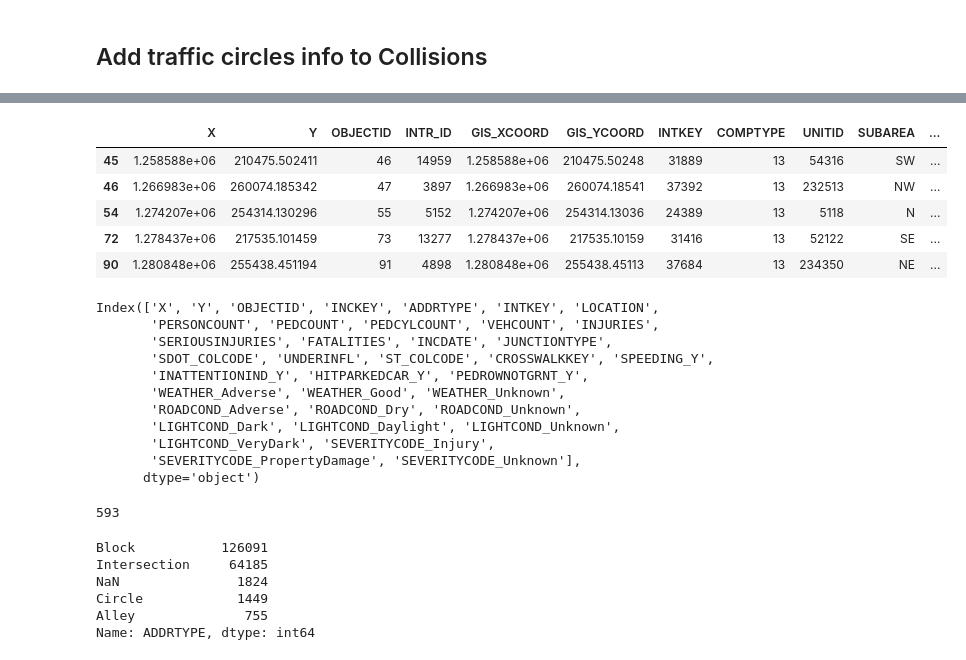
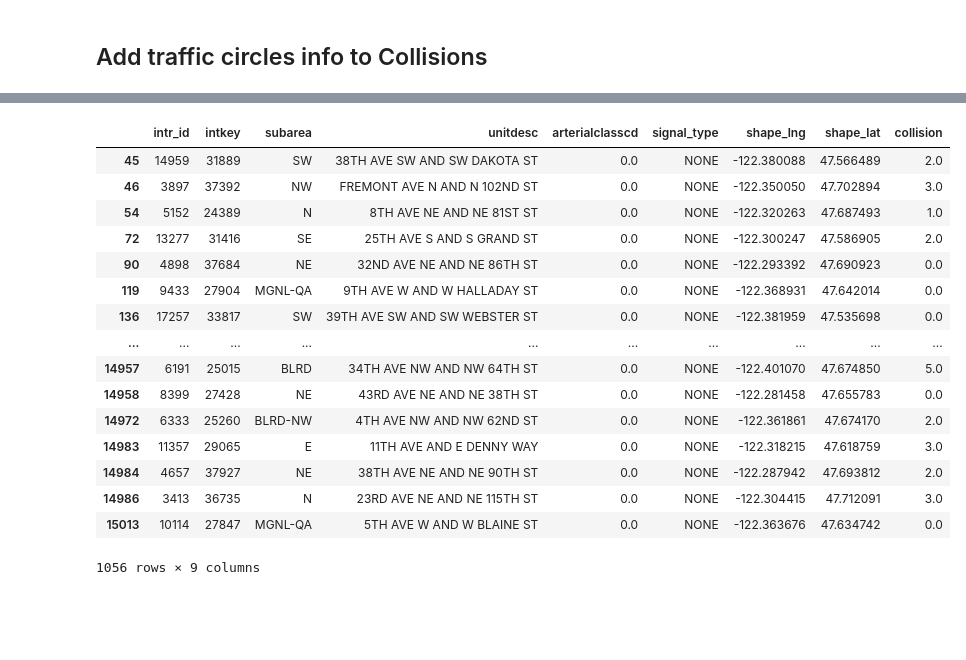
Before and after one commit to DataCircles/traffic_collisions_ml_team1, a Jupyter notebook: notebooks/cindy_intersect.ipynb, the cells around one changed output, grey strips where cells are left out. Cells and saved outputs as stored; diff of their text form; code cells hidden in the pictures; blank space fills up the shorter version.

```diff
--- a/notebooks/cindy_intersect.ipynb
+++ b/notebooks/cindy_intersect.ipynb
@@ -169,30 +187,21 @@ circles_collisions = pd.read_csv('../data/processed/circles_collisions.csv', ind
 # %%
-intersections[intersections['INTKEY'].isin(
-    np.intersect1d(intersections['INTKEY'].unique(), circles_collisions['INTKEY'].unique()))].head()
+inter_collisions[inter_collisions['intkey'].isin(
+    np.intersect1d(inter_collisions['intkey'].unique(), circles_collisions['intkey'].unique()))]
 # %% [output]
-|  | X | Y | OBJECTID | INTR_ID | GIS_XCOORD | GIS_YCOORD | INTKEY | COMPTYPE | UNITID | SUBAREA | ... |
-| 45 | 1.258588e+06 | 210475.502411 | 46 | 14959 | 1.258588e+06 | 210475.50248 | 31889 | 13 | 54316 | SW | ... |
-| 46 | 1.266983e+06 | 260074.185342 | 47 | 3897 | 1.266983e+06 | 260074.18541 | 37392 | 13 | 232513 | NW | ... |
-| 54 | 1.274207e+06 | 254314.130296 | 55 | 5152 | 1.274207e+06 | 254314.13036 | 24389 | 13 | 5118 | N | ... |
-| 72 | 1.278437e+06 | 217535.101459 | 73 | 13277 | 1.278437e+06 | 217535.10159 | 31416 | 13 | 52122 | SE | ... |
-| 90 | 1.280848e+06 | 255438.451194 | 91 | 4898 | 1.280848e+06 | 255438.45113 | 37684 | 13 | 234350 | NE | ... |
+|  | intr_id | intkey | subarea | unitdesc | arterialclasscd | signal_type | shape_lng | shape_lat | collision |
+| 45 | 14959 | 31889 | SW | 38TH AVE SW AND SW DAKOTA ST | 0.0 | NONE | -122.380088 | 47.566489 | 2.0 |
+| 46 | 3897 | 37392 | NW | FREMONT AVE N AND N 102ND ST | 0.0 | NONE | -122.350050 | 47.702894 | 3.0 |
+| 54 | 5152 | 24389 | N | 8TH AVE NE AND NE 81ST ST | 0.0 | NONE | -122.320263 | 47.687493 | 1.0 |
+| 72 | 13277 | 31416 | SE | 25TH AVE S AND S GRAND ST | 0.0 | NONE | -122.300247 | 47.586905 | 2.0 |
+| 90 | 4898 | 37684 | NE | 32ND AVE NE AND NE 86TH ST | 0.0 | NONE | -122.293392 | 47.690923 | 0.0 |
+| 119 | 9433 | 27904 | MGNL-QA | 9TH AVE W AND W HALLADAY ST | 0.0 | NONE | -122.368931 | 47.642014 | 0.0 |
+| 136 | 17257 | 33817 | SW | 39TH AVE SW AND SW WEBSTER ST | 0.0 | NONE | -122.381959 | 47.535698 | 0.0 |
+| ... | ... | ... | ... | ... | ... | ... | ... | ... | ... |
+| 14957 | 6191 | 25015 | BLRD | 34TH AVE NW AND NW 64TH ST | 0.0 | NONE | -122.401070 | 47.674850 | 5.0 |
+| 14958 | 8399 | 27428 | NE | 43RD AVE NE AND NE 38TH ST | 0.0 | NONE | -122.281458 | 47.655783 | 0.0 |
+| 14972 | 6333 | 25260 | BLRD-NW | 4TH AVE NW AND NW 62ND ST | 0.0 | NONE | -122.361861 | 47.674170 | 2.0 |
+| 14983 | 11357 | 29065 | E | 11TH AVE AND E DENNY WAY | 0.0 | NONE | -122.318215 | 47.618759 | 3.0 |
+| 14984 | 4657 | 37927 | NE | 38TH AVE NE AND NE 90TH ST | 0.0 | NONE | -122.287942 | 47.693812 | 2.0 |
+| 14986 | 3413 | 36735 | N | 23RD AVE NE AND NE 115TH ST | 0.0 | NONE | -122.304415 | 47.712091 | 3.0 |
+| 15013 | 10114 | 27847 | MGNL-QA | 5TH AVE W AND W BLAINE ST | 0.0 | NONE | -122.363676 | 47.634742 | 0.0 |
+1056 rows × 9 columns
-# %%
-clean_data.columns
-# %% [output]
-Index(['X', 'Y', 'OBJECTID', 'INCKEY', 'ADDRTYPE', 'INTKEY', 'LOCATION',
-       'PERSONCOUNT', 'PEDCOUNT', 'PEDCYLCOUNT', 'VEHCOUNT', 'INJURIES',
-       'SERIOUSINJURIES', 'FATALITIES', 'INCDATE', 'JUNCTIONTYPE',
-       'SDOT_COLCODE', 'UNDERINFL', 'ST_COLCODE', 'CROSSWALKKEY', 'SPEEDING_Y',
-       'INATTENTIONIND_Y', 'HITPARKEDCAR_Y', 'PEDROWNOTGRNT_Y',
-       'WEATHER_Adverse', 'WEATHER_Good', 'WEATHER_Unknown',
-       'ROADCOND_Adverse', 'ROADCOND_Dry', 'ROADCOND_Unknown',
-       'LIGHTCOND_Dark', 'LIGHTCOND_Daylight', 'LIGHTCOND_Unknown',
-       'LIGHTCOND_VeryDark', 'SEVERITYCODE_Injury',
-       'SEVERITYCODE_PropertyDamage', 'SEVERITYCODE_Unknown'],
-      dtype='object')
-# %%
-# There are 593 distinct traffic circles in the collision data
-
-len(np.intersect1d(clean_data['INTKEY'], circles_collisions['INTKEY']))
-# %% [output]
-593
@@ -203,12 +207,0 @@ clean_data.loc[clean_data['INTKEY'].isin(tf_circles), 'ADDRTYPE'] = 'Circle'
-# %%
-# All the rows with missing ADDRTYPE also have missing GIS coordinates and INTKEY.
-# Drop these NaN rows since there is no way to identify the street/intersection
-
-clean_data['ADDRTYPE'].value_counts(dropna=False)
-# %% [output]
-Block           126091
-Intersection     64185
-NaN               1824
-Circle            1449
-Alley              755
-Name: ADDRTYPE, dtype: int64
```
Also changed, not shown: parts of 17 cells of this notebook, 3 other files.
